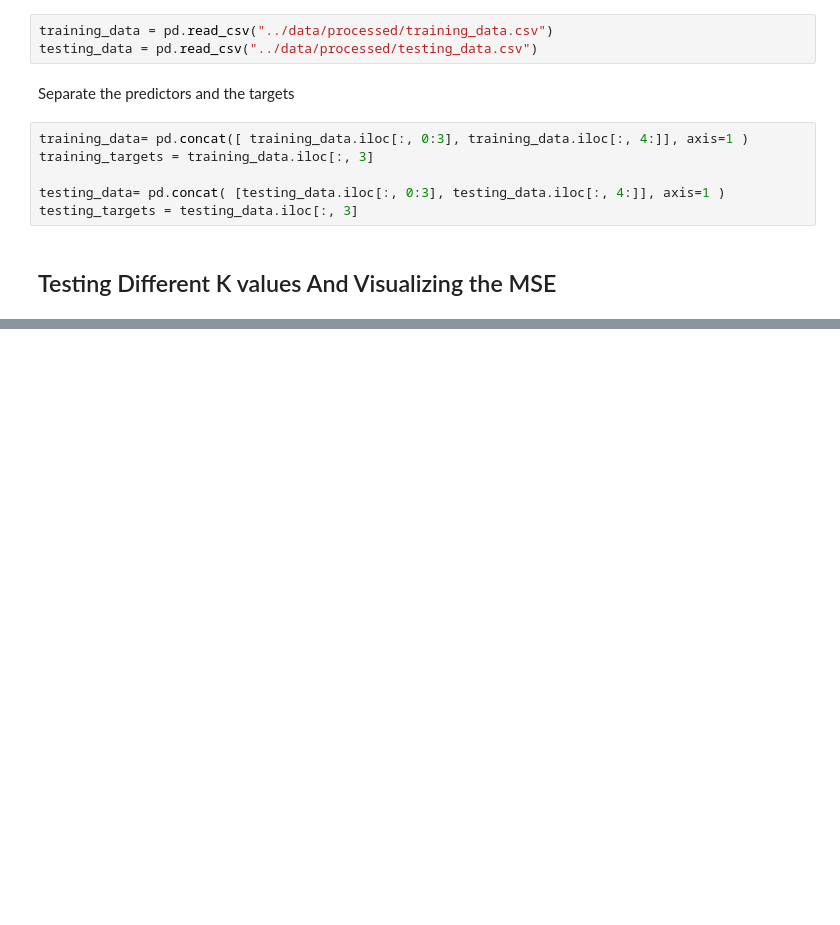
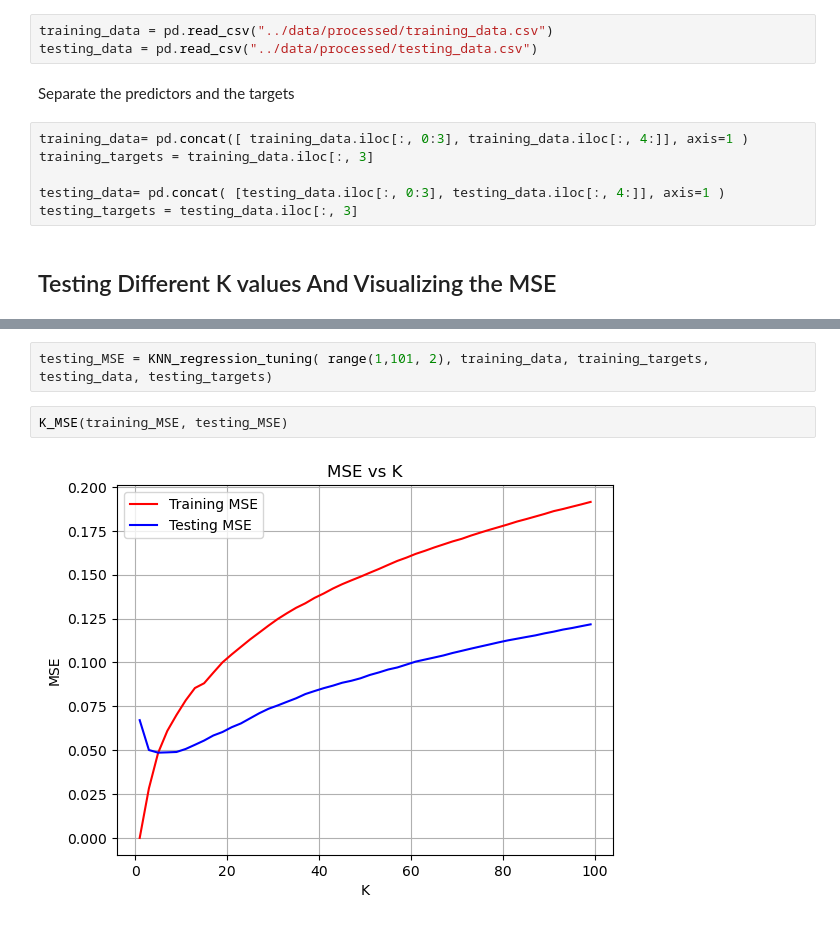
Before and after one commit to im6ha/House-Price-Prediction, a Jupyter notebook: notebooks/05_KNN_regression.ipynb, the cells around one changed output, grey strips where cells are left out. Cells and saved outputs as stored; diff of their text form; blank space fills up the shorter version.

```diff
--- a/notebooks/05_KNN_regression.ipynb
+++ b/notebooks/05_KNN_regression.ipynb
@@ -33,0 +28,6 @@ KeyboardInterrupt:
+# %%
+testing_MSE = KNN_regression_tuning( range(1,101, 2), training_data, training_targets, testing_data, testing_targets)
+# %%
+K_MSE(training_MSE, testing_MSE)
+# %% [output]
+[figure, added]
```
Also changed, not shown: parts of 1 cell of this notebook, 11 other files.
